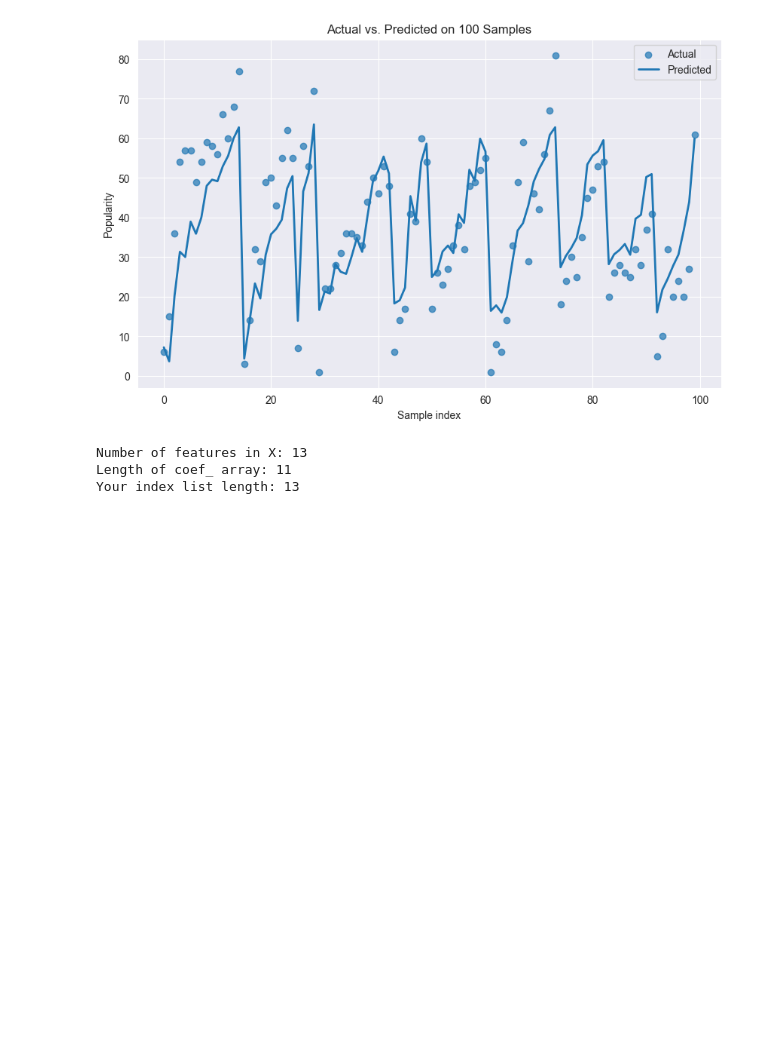
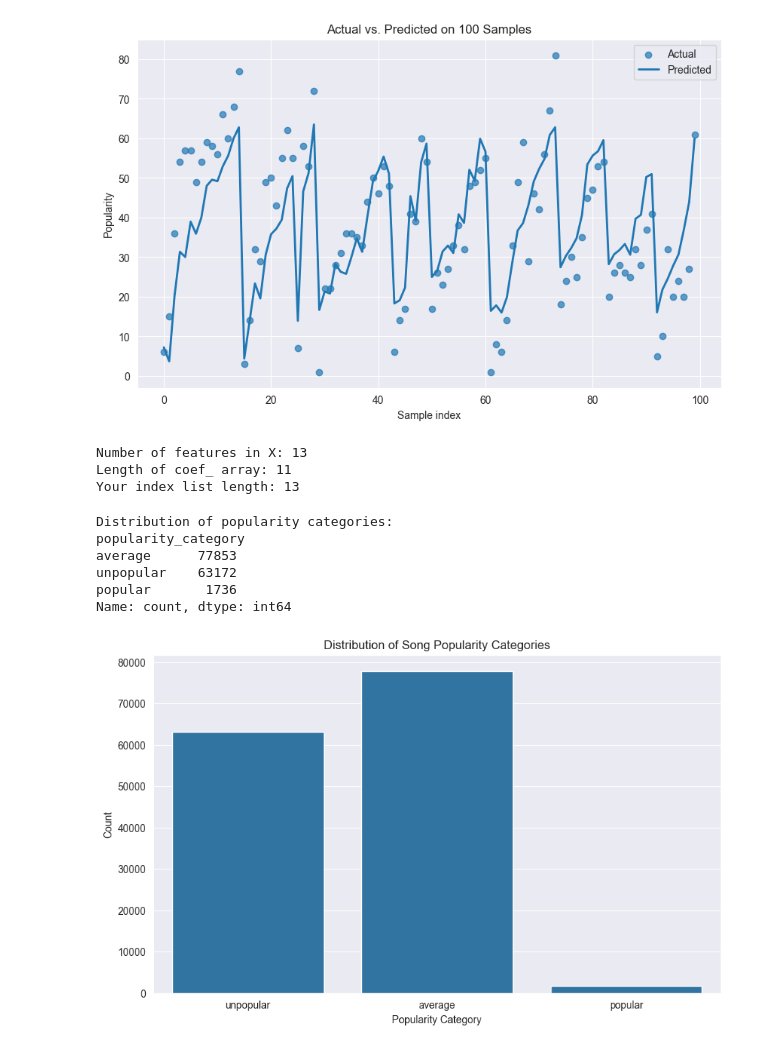
Before and after one commit to CameronOldweiler/DataProjects, a Jupyter notebook: Project2.ipynb, the cells around one changed output. Drawn from its saved outputs; the diff is of its cells as text; code cells hidden in the pictures; blank space fills up the shorter version.

```diff
--- a/Project2.ipynb
+++ b/Project2.ipynb
@@ -466,3 +466,28 @@ print("Your index list length:", len(all_preds))
 Number of features in X: 13
 Length of coef_ array: 11
 Your index list length: 13
+# %%
+# Create popularity categories
+Spotify['popularity_category'] = pd.cut(Spotify['popularity'],
+                                      bins=[-float('inf'), 35, 75, float('inf')],
+                                      labels=['unpopular', 'average', 'popular'])
+
+# Display the distribution of the categories
+print("\nDistribution of popularity categories:")
+print(Spotify['popularity_category'].value_counts())
+
+# Create a bar plot to visualize the distribution
+plt.figure(figsize=(10, 6))
+sns.countplot(data=Spotify, x='popularity_category')
+plt.title('Distribution of Song Popularity Categories')
+plt.xlabel('Popularity Category')
+plt.ylabel('Count')
+plt.show()
+# %% [output]
+Distribution of popularity categories:
+popularity_category
+average      77853
+unpopular    63172
+popular       1736
+Name: count, dtype: int64
+[figure, added]
```
Also changed, not shown: parts of 2 cells of this notebook, 2 other files.
